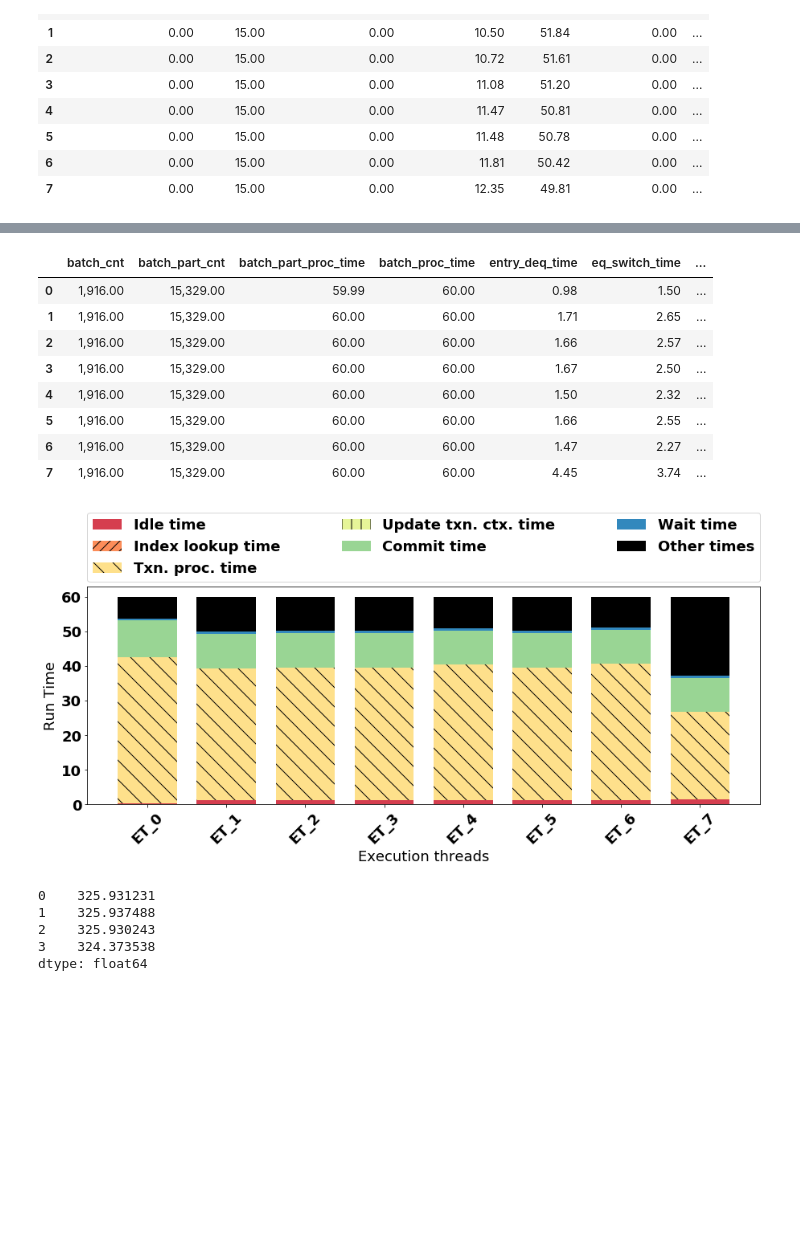
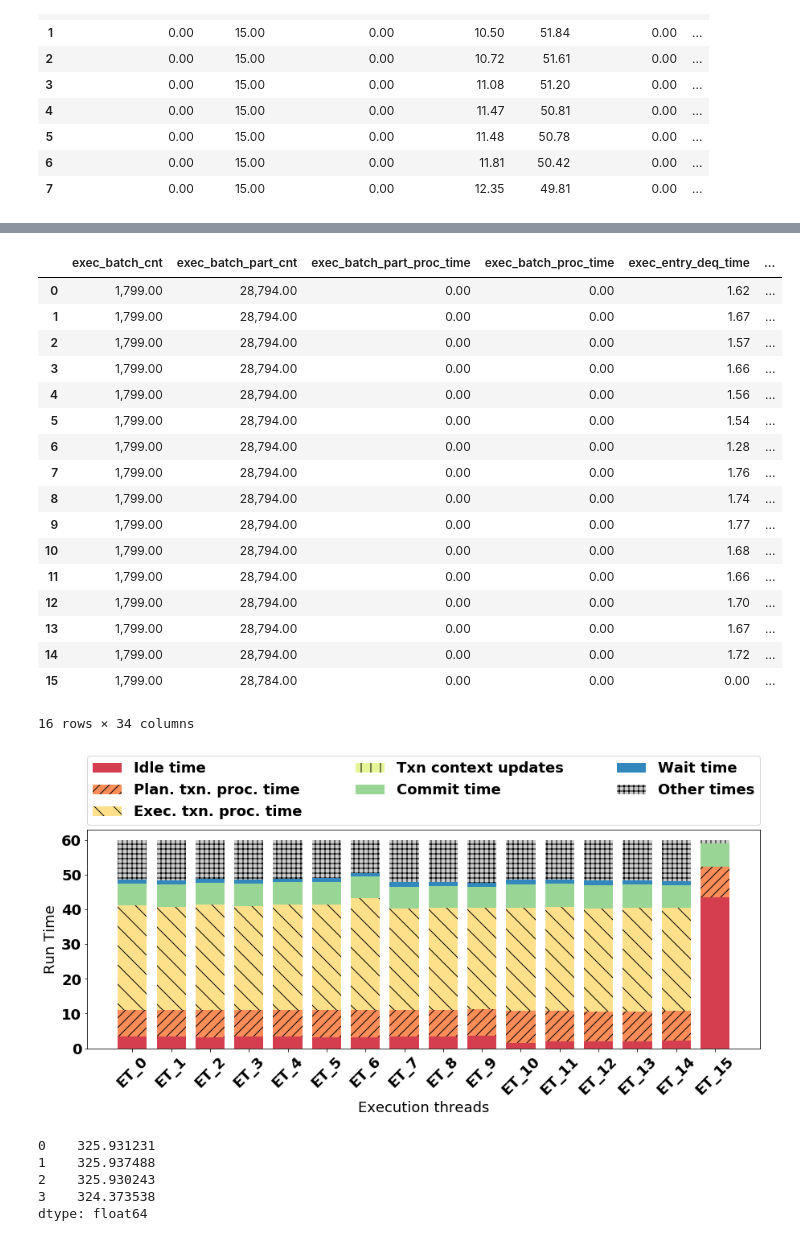
Before and after one commit to qadahtm/deneva, a Jupyter notebook: pynb/QueCC.ipynb, the cells around one changed output, grey strips where cells are left out. Drawn from its saved outputs; the diff is of its cells as text; code cells hidden in the pictures; blank space fills up the shorter version.

```diff
--- a/pynb/QueCC.ipynb
+++ b/pynb/QueCC.ipynb
@@ -609,11 +609,13 @@ df
 # %% [output]
 NameError: name 'df' is not defined
 # %%
+import matplotlib.ticker as ticker
 agg_req_normal = {'tput':'mean','phys_mem_usage':'mean'}
 agg_req = agg_req_normal
+us = 1000000
 
-
-tpcc_test = "/Users/qadahtm/Dev/halstead/deneva_project/deneva/exp_results/tpcc_mix50_mpr10_set2_G32_o3"
+tpcc_set1 = "/Users/qadahtm/Dev/halstead/deneva_project/deneva/exp_results/tpcc_mix50_mpr10_set1_M64"
+tpcc_set2 = "/Users/qadahtm/Dev/halstead/deneva_project/deneva/exp_results/tpcc_mix50_mpr10_set2_M64"
 
 ycsb_wl = "/Users/qadahtm/Dev/halstead/deneva_project/deneva/exp_results/ycsb_results_october"
 # df_ycsb_wl = pd.DataFrame(parse_directory(ycsb_wl))
@@ -624,7 +626,7 @@ tpcc_neworder_50_others = "/Users/qadahtm/Dev/halstead/deneva_project/deneva/exp
 
 # df_tpcc_neworder_50 = pd.concat([pd.DataFrame(parse_directory(tpcc_neworder_50_quecc_ts)),
 #                                  pd.DataFrame(parse_directory(tpcc_neworder_50_others))]);
-df_tpcc_test = pd.DataFrame(parse_directory(tpcc_test))
+df_tpcc_test = pd.concat([pd.DataFrame(parse_directory(tpcc_set1)), pd.DataFrame(parse_directory(tpcc_set2))])
 
 # tpcc_neworder_only = "/Users/qadahtm/Dev/halstead/deneva_project/deneva/exp_results/all_neworder_tpcc_mpt_o3"
 # df_tpcc_neworder_only = pd.DataFrame(parse_directory(tpcc_neworder_only))
@@ -696,7 +698,7 @@ grouped_f = []
 # grouped_f = grouped_tpcc_d15_mix15
 grouped_f = grouped_tpcc_test
 # print(grouped_f.loc['HSTORE','NEWORDER_ONLY'].index)
-dff = pd.concat([df_tpcc_payment_only,df_tpcc_neworder_only])
+# dff = pd.concat([df_tpcc_payment_only,df_tpcc_neworder_only])
 
 
 ls = ['b^-', 'gx-', 'yo-', 'cD-', 'm2-', 'rs-', 'g<--', 'r^--', 'g^--', 'c^-', 'm^-', 'y^--' ]
@@ -1496,15 +1504,17 @@ def view_exec_from_file(_fname):
 #                     if i == 1:
 #                         asline = a.split('=')
 #                         res[asline[0]] = asline[1]
-                    mq = re.search('quecc\_exec(\d)\_(\w+)=(\d+\.?\d*)', a)
+#                     mq = re.search('quecc\_exec(\d)\_(\w+)=(\d+\.?\d*)', a)
+                    mq = re.search('quecc\_(exec|plan)(\d+)\_(\w+)=(\d+\.?\d*)', a)
                     if mq:
 #                         res['index'].append(int(i))
-                        row = [mq.group(1), mq.group(2), mq.group(3)]
-                        key = mq.group(2)
+                        key = "{}_{}".format(mq.group(1),mq.group(3))
+                        row = [mq.group(2), key, mq.group(4)]
+
                         if key in res.keys():
-                            res[mq.group(2)].append(float(mq.group(3)))
+                            res[key].append(float(mq.group(4)))
                         else:
-                            res[mq.group(2)] =[float(mq.group(3))]
+                            res[key] =[float(mq.group(4))]
 #                         print(row)
 #                         print(a)
 #                 print(sline[0])
@@ -1513,7 +1523,8 @@ def view_exec_from_file(_fname):
 #     print(res)
     return res;
 # time_data = view_exec_from_file(directory+"/"+fname)
-time_data = view_planner_from_file(datafile)
+print(datafile)
+time_data = view_exec_from_file(datafile)
 df = pd.DataFrame(time_data)
 df
 # %% [output]
@@ -1637,7 +1764,7 @@ def plot_exec_times(df):
 # %%
 # directory = '/Users/qadahtm/Dev/halstead/results/quecc_aws'
 # df = pd.DataFrame(view_planner_from_file(directory+"/QUECC_s_t0_7.txt"))
-datafile = '/Users/qadahtm/Dev/halstead/deneva_project/deneva/exp_results/quecc_final_mix_mpr10_8pt_8et_blen2_parts15_parcommit_t1.txt'
+datafile = '/Users/qadahtm/Dev/halstead/deneva_project/deneva/exp_results/test.txt'
 df = pd.DataFrame(view_planner_from_file(datafile))
 plot_planner_times(df)
 print(df['queue_deq_cnt'].sum()/60)
@@ -1657,20 +1792,30 @@ df
 # %%
-directory = '/Users/qadahtm/Dev/halstead/results/quecc_aws'
+# directory = '/Users/qadahtm/Dev/halstead/results/quecc_aws'
 # df = pd.DataFrame(view_exec_from_file(directory+"/QUECC_s_t0_7.txt"))
 df = pd.DataFrame(view_exec_from_file(datafile))
-plot_exec_times(df)
+# plot_exec_times(df)
+plot_exec_times_single_stage(df)
 df
 # %% [output]
-|  | batch_cnt | batch_part_cnt | batch_part_proc_time | batch_proc_time | entry_deq_time | eq_switch_time | ... |
-| 0 | 1,916.00 | 15,329.00 | 59.99 | 60.00 | 0.98 | 1.50 | ... |
-| 1 | 1,916.00 | 15,329.00 | 60.00 | 60.00 | 1.71 | 2.65 | ... |
-| 2 | 1,916.00 | 15,329.00 | 60.00 | 60.00 | 1.66 | 2.57 | ... |
-| 3 | 1,916.00 | 15,329.00 | 60.00 | 60.00 | 1.67 | 2.50 | ... |
-| 4 | 1,916.00 | 15,329.00 | 60.00 | 60.00 | 1.50 | 2.32 | ... |
-| 5 | 1,916.00 | 15,329.00 | 60.00 | 60.00 | 1.66 | 2.55 | ... |
-| 6 | 1,916.00 | 15,329.00 | 60.00 | 60.00 | 1.47 | 2.27 | ... |
-| 7 | 1,916.00 | 15,329.00 | 60.00 | 60.00 | 4.45 | 3.74 | ... |
+|  | exec_batch_cnt | exec_batch_part_cnt | exec_batch_part_proc_time | exec_batch_proc_time | exec_entry_deq_time | ... |
+| 0 | 1,799.00 | 28,794.00 | 0.00 | 0.00 | 1.62 | ... |
+| 1 | 1,799.00 | 28,794.00 | 0.00 | 0.00 | 1.67 | ... |
+| 2 | 1,799.00 | 28,794.00 | 0.00 | 0.00 | 1.57 | ... |
+| 3 | 1,799.00 | 28,794.00 | 0.00 | 0.00 | 1.66 | ... |
+| 4 | 1,799.00 | 28,794.00 | 0.00 | 0.00 | 1.56 | ... |
+| 5 | 1,799.00 | 28,794.00 | 0.00 | 0.00 | 1.54 | ... |
+| 6 | 1,799.00 | 28,794.00 | 0.00 | 0.00 | 1.28 | ... |
+| 7 | 1,799.00 | 28,794.00 | 0.00 | 0.00 | 1.76 | ... |
+| 8 | 1,799.00 | 28,794.00 | 0.00 | 0.00 | 1.74 | ... |
+| 9 | 1,799.00 | 28,794.00 | 0.00 | 0.00 | 1.77 | ... |
+| 10 | 1,799.00 | 28,794.00 | 0.00 | 0.00 | 1.68 | ... |
+| 11 | 1,799.00 | 28,794.00 | 0.00 | 0.00 | 1.66 | ... |
+| 12 | 1,799.00 | 28,794.00 | 0.00 | 0.00 | 1.70 | ... |
+| 13 | 1,799.00 | 28,794.00 | 0.00 | 0.00 | 1.67 | ... |
+| 14 | 1,799.00 | 28,794.00 | 0.00 | 0.00 | 1.72 | ... |
+| 15 | 1,799.00 | 28,784.00 | 0.00 | 0.00 | 0.00 | ... |
+16 rows × 34 columns
-[figure, old version]
+[figure, new version]
 # %%
 (df['txn_frag_cnt']/10)/df['batch_cnt']
 # %% [output]
```
Also changed, not shown: parts of 8 cells of this notebook, 13 other files.
